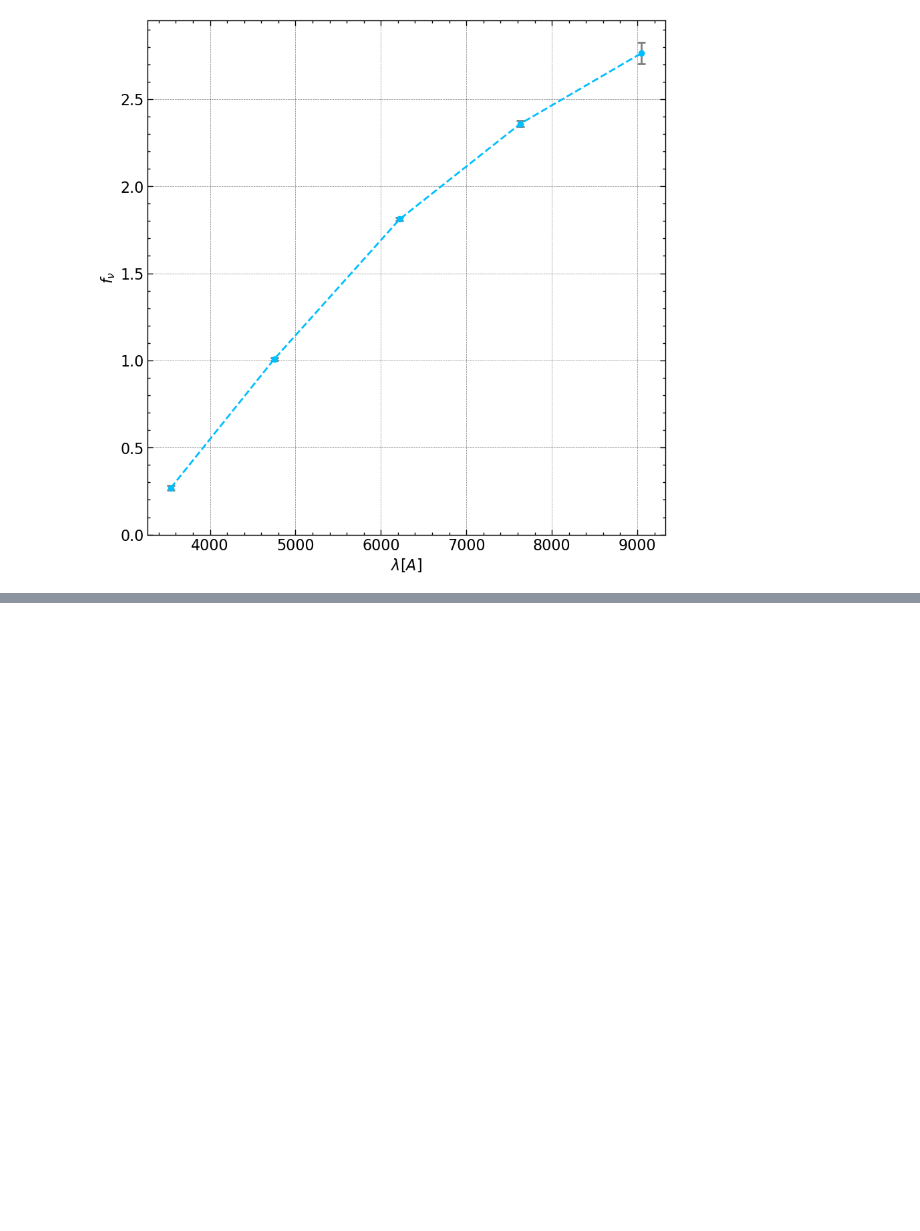
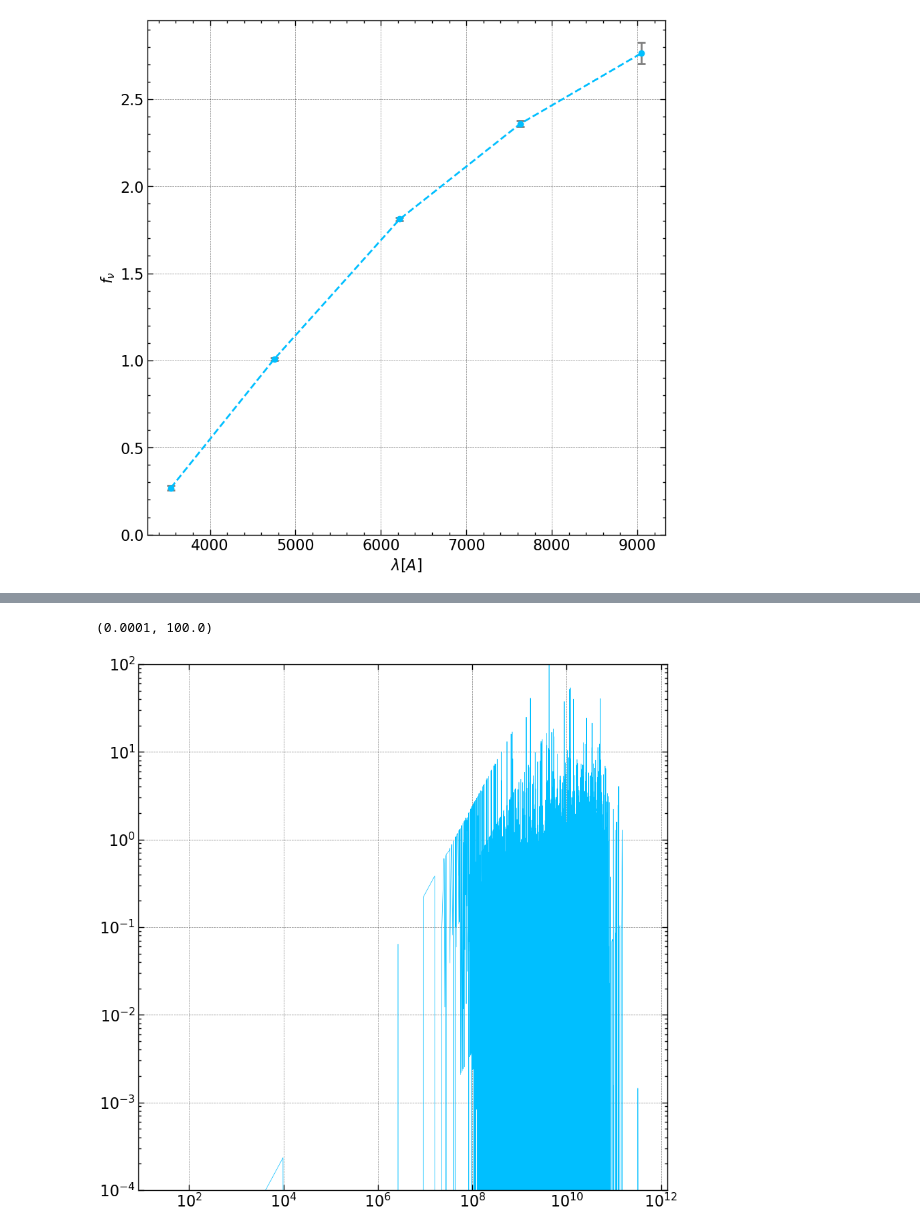
Before and after one commit to M-Bianchi/Laboratory_of_Data_Analysis, a Jupyter notebook: Lecture 5/Lecture5.ipynb, the cells around one changed output, grey strips where cells are left out. Drawn from its saved outputs; the diff is of its cells as text; code cells hidden in the pictures; blank space fills up the shorter version.

```diff
--- a/Lecture 5/Lecture5.ipynb
+++ b/Lecture 5/Lecture5.ipynb
@@ -63,0 +73,11 @@ TypeError: unsupported format string passed to numpy.ndarray.__format__
+# %%
+arr1inds = x_data.argsort()
+x_data = x_data[arr1inds[::-1]]
+y_data = y_data[arr1inds[::-1]]
+plt.plot(x_data, y_data, lw=0.5, color='deepskyblue')
+plt.xscale('log')
+plt.yscale('log')
+plt.ylim(1e-4, 1e2)
+# %% [output]
+(0.0001, 100.0)
+[figure, added]
```
Also changed, not shown: parts of 3 cells of this notebook.
